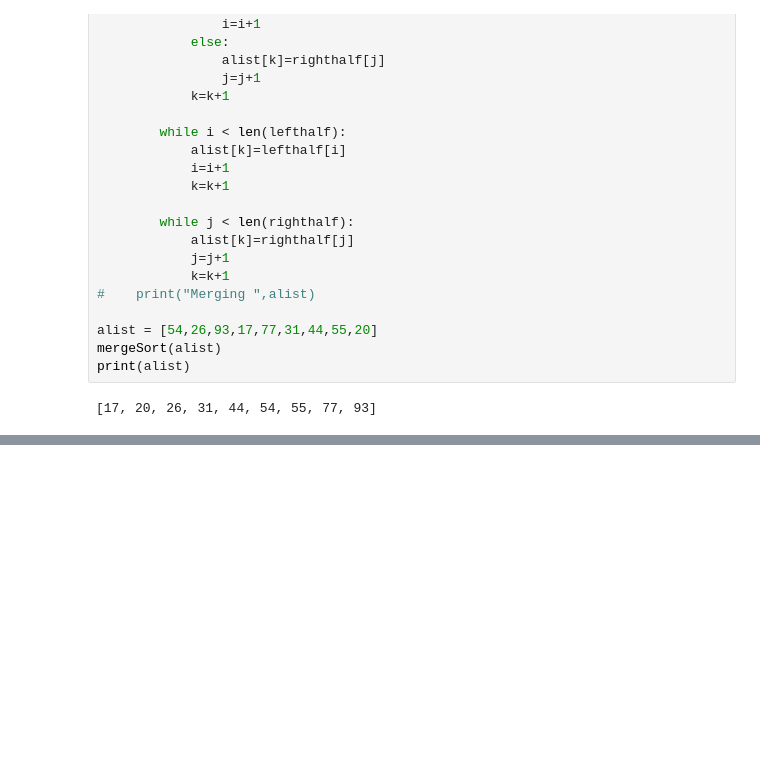
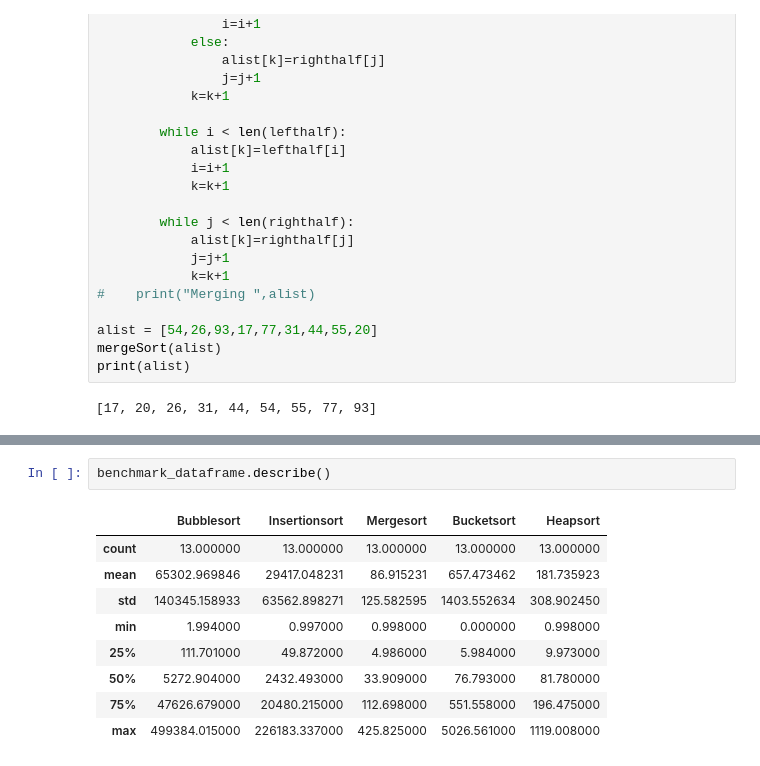
Before and after one commit to MichaelORegan/46887-COMPUTATIONAL-THINKING-WITH-ALGORITHMS-PROJECT, a Jupyter notebook: 46887 Project.ipynb, the cells around one changed output, grey strips where cells are left out. Saved outputs shown, nothing was run; the diff lists cells and outputs as text; blank space fills up the shorter version.

```diff
--- a/46887 Project.ipynb
+++ b/46887 Project.ipynb
@@ -275,0 +504,12 @@ print(insertionbench)
+# %%
+benchmark_dataframe.describe()
+# %% [output]
+|  | Bubblesort | Insertionsort | Mergesort | Bucketsort | Heapsort |
+| count | 13.000000 | 13.000000 | 13.000000 | 13.000000 | 13.000000 |
+| mean | 65302.969846 | 29417.048231 | 86.915231 | 657.473462 | 181.735923 |
+| std | 140345.158933 | 63562.898271 | 125.582595 | 1403.552634 | 308.902450 |
+| min | 1.994000 | 0.997000 | 0.998000 | 0.000000 | 0.998000 |
+| 25% | 111.701000 | 49.872000 | 4.986000 | 5.984000 | 9.973000 |
+| 50% | 5272.904000 | 2432.493000 | 33.909000 | 76.793000 | 81.780000 |
+| 75% | 47626.679000 | 20480.215000 | 112.698000 | 551.558000 | 196.475000 |
+| max | 499384.015000 | 226183.337000 | 425.825000 | 5026.561000 | 1119.008000 |
```
Also changed, not shown: parts of 56 cells of this notebook, 9 other files.
